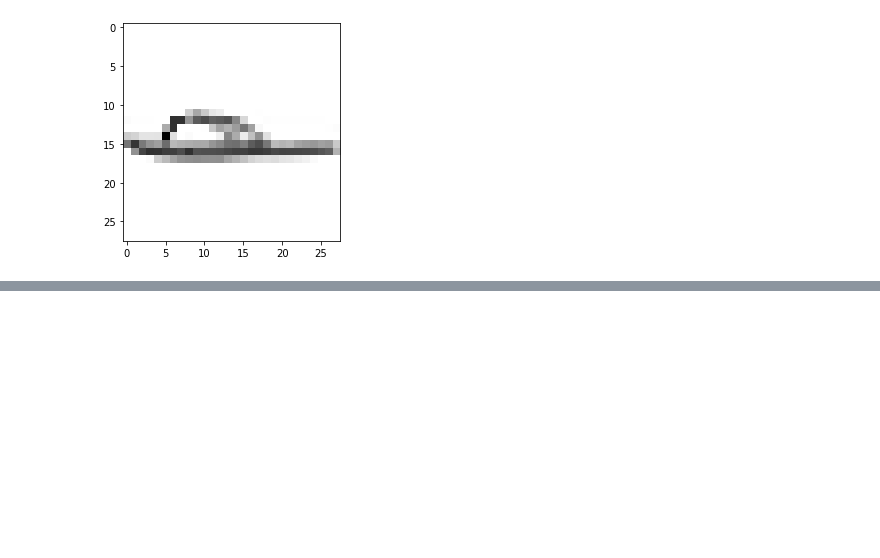
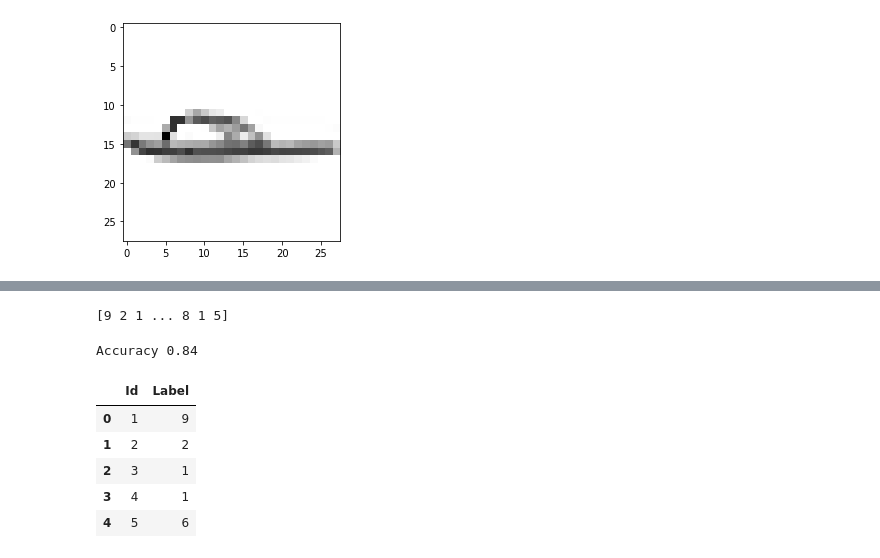
Before and after one commit to neel-one/fashion-mnist, a Jupyter notebook: fashion.ipynb, the cells around one changed output, grey strips where cells are left out. Drawn from its saved outputs; the diff is of its cells as text; code cells hidden in the pictures; blank space fills up the shorter version.

```diff
--- a/fashion.ipynb
+++ b/fashion.ipynb
@@ -123,27 +134,32 @@ class CNN(nn.Module):
         self.conv1 = nn.Conv2d(1, 5, 5, 2)
         self.conv2 = nn.Conv2d(5, 50, 5, 2)
 
-        self.fc1 = nn.Linear(1250, 100)
-        self.fc1 = nn.Linear(100, 32)
+        self.fc1 = nn.Linear(800, 100)
+        self.fc2 = nn.Linear(100, 32)
         self.fc3 = nn.Linear(32, 10)
 
     def forward(self, x):
 
+        x = x.view(50, 1, 28, 28)
+        b, c, h, w = x.shape
+        #print(x.shape)
         #Conv layer 1
         x = F.relu(self.conv1(x))
-
+        #print(x.shape)
         #Conv layer 2
         x = F.relu(self.conv2(x))
-
+        #print(x.shape)
         #Flatten
-        x = x.view(-1, 1250)
-
+        x = x.view(b, 800)
+        #print(x.shape)
         #Fully connected 1
+        #z = self.fc1(x)
+        #print(f'after fc1 shape {z.shape}')
         x = F.relu(self.fc1(x))
-
+        #print(x.shape)
         #Fully connected 2
         x = F.relu(self.fc2(x))
-
+        #print(x.shape)
         #Fully connected 3, (does not apply softmax... yet)
         x = self.fc3(x)
 
@@ -247,0 +420,36 @@ for epoch in range(hyperparam['num_epochs']):
+# %%
+print(test_lbls)
+# %% [output]
+[9 2 1 ... 8 1 5]
+# %%
+y_true = []
+y_pred = []
+
+for (X,y) in test_loader:
+    X = X.float()
+    y = y.long()
+
+    with torch.no_grad():
+        output = final_model(X)
+        preds = predict(output)
+
+        y_true += y.tolist()
+        y_pred += preds.tolist()
+
+total = len(y)
+correct = (preds == y).sum().item()
+
+print(f'Accuracy {correct/total}')
+# %% [output]
+Accuracy 0.84
+# %%
+df = pd.DataFrame(data={'Id':np.arange(1,1+len(y_pred)), 'Label':y_pred})
+# %%
+df.head()
+# %% [output]
+|  | Id | Label |
+| 0 | 1 | 9 |
+| 1 | 2 | 2 |
+| 2 | 3 | 1 |
+| 3 | 4 | 1 |
+| 4 | 5 | 6 |
```
Also changed, not shown: parts of 10 cells of this notebook.
